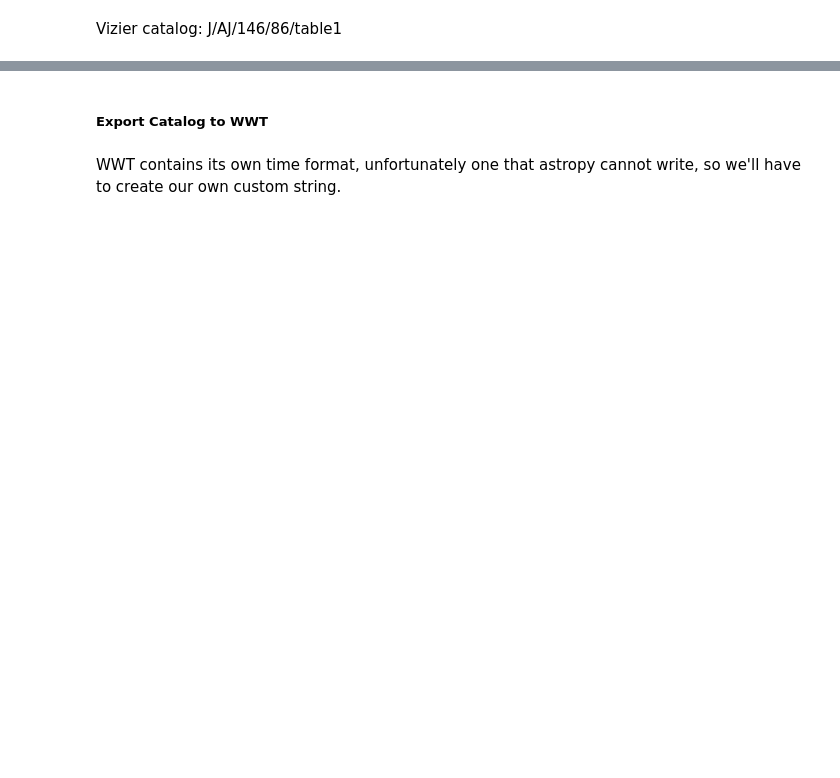
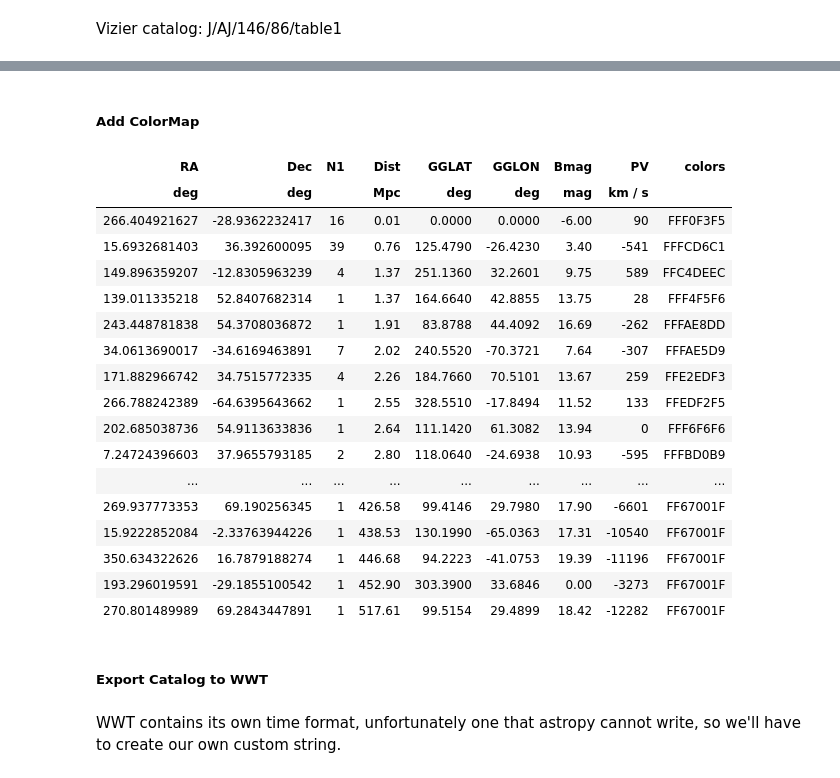
Before and after one commit to marksubbarao/pyWWT_AAS225, a Jupyter notebook: CosmicFlows.ipynb, the cells around one changed output, grey strips where cells are left out. Drawn from its saved outputs; the diff is of its cells as text; code cells hidden in the pictures; blank space fills up the shorter version.

```diff
--- a/CosmicFlows.ipynb
+++ b/CosmicFlows.ipynb
@@ -28,10 +29,12 @@ wwt.new_layer_group("Sky","Dynamic Universe")
 # %% [markdown]
 Vizier catalog: J/AJ/146/86/table1
 # %%
+#Create Vizier object, turn off default row limit
+v=Vizier(columns=['N1']) #Need to ask for N1 explicitly as it is not part of the standard returned elements
+v.ROW_LIMIT = -1
 Cats = v.get_catalogs('J/AJ/146/86')
 CosmicFlows=Cats[1]
-CosmicFlows.keep_columns(["GGLON","GGLAT","__Dist_","__PV_","__Bmag_","__Kmag_"])
+CosmicFlows.keep_columns(["GGLON","GGLAT","__Dist_","__PV_","__Bmag_","N1"])
 CosmicFlows.rename_column('__Dist_', 'Dist')
 CosmicFlows.rename_column('__PV_', 'PV')
 CosmicFlows.rename_column('__Bmag_', 'Bmag')
-CosmicFlows.rename_column('__Kmag_', 'Kmag')
@@ -63,0 +92,2 @@ CosmicFlows.add_column(Column(coordsCol.icrs.dec,name='Dec',meta={'ucd': 'pos.eq
+# %% [markdown]
+##### Add ColorMap
@@ -64,3 +96,25 @@ CosmicFlows.add_column(Column(coordsCol.icrs.dec,name='Dec',meta={'ucd': 'pos.eq
+# %%
+CosmicFlows.add_column(Column(colors,name='colors'))
+CosmicFlows
+# %% [output]
+| RA | Dec | N1 | Dist | GGLAT | GGLON | Bmag | PV | colors |
+| deg | deg |  | Mpc | deg | deg | mag | km / s |  |
+| 266.404921627 | -28.9362232417 | 16 | 0.01 | 0.0000 | 0.0000 | -6.00 | 90 | FFF0F3F5 |
+| 15.6932681403 | 36.392600095 | 39 | 0.76 | 125.4790 | -26.4230 | 3.40 | -541 | FFFCD6C1 |
+| 149.896359207 | -12.8305963239 | 4 | 1.37 | 251.1360 | 32.2601 | 9.75 | 589 | FFC4DEEC |
+| 139.011335218 | 52.8407682314 | 1 | 1.37 | 164.6640 | 42.8855 | 13.75 | 28 | FFF4F5F6 |
+| 243.448781838 | 54.3708036872 | 1 | 1.91 | 83.8788 | 44.4092 | 16.69 | -262 | FFFAE8DD |
+| 34.0613690017 | -34.6169463891 | 7 | 2.02 | 240.5520 | -70.3721 | 7.64 | -307 | FFFAE5D9 |
+| 171.882966742 | 34.7515772335 | 4 | 2.26 | 184.7660 | 70.5101 | 13.67 | 259 | FFE2EDF3 |
+| 266.788242389 | -64.6395643662 | 1 | 2.55 | 328.5510 | -17.8494 | 11.52 | 133 | FFEDF2F5 |
+| 202.685038736 | 54.9113633836 | 1 | 2.64 | 111.1420 | 61.3082 | 13.94 | 0 | FFF6F6F6 |
+| 7.24724396603 | 37.9655793185 | 2 | 2.80 | 118.0640 | -24.6938 | 10.93 | -595 | FFFBD0B9 |
+| ... | ... | ... | ... | ... | ... | ... | ... | ... |
+| 269.937773353 | 69.190256345 | 1 | 426.58 | 99.4146 | 29.7980 | 17.90 | -6601 | FF67001F |
+| 15.9222852084 | -2.33763944226 | 1 | 438.53 | 130.1990 | -65.0363 | 17.31 | -10540 | FF67001F |
+| 350.634322626 | 16.7879188274 | 1 | 446.68 | 94.2223 | -41.0753 | 19.39 | -11196 | FF67001F |
+| 193.296019591 | -29.1855100542 | 1 | 452.90 | 303.3900 | 33.6846 | 0.00 | -3273 | FF67001F |
+| 270.801489989 | 69.2843447891 | 1 | 517.61 | 99.5154 | 29.4899 | 18.42 | -12282 | FF67001F |
 # %% [markdown]
 ##### Export Catalog to WWT
 # %% [markdown]
```
Also changed, not shown: parts of 33 cells of this notebook.
